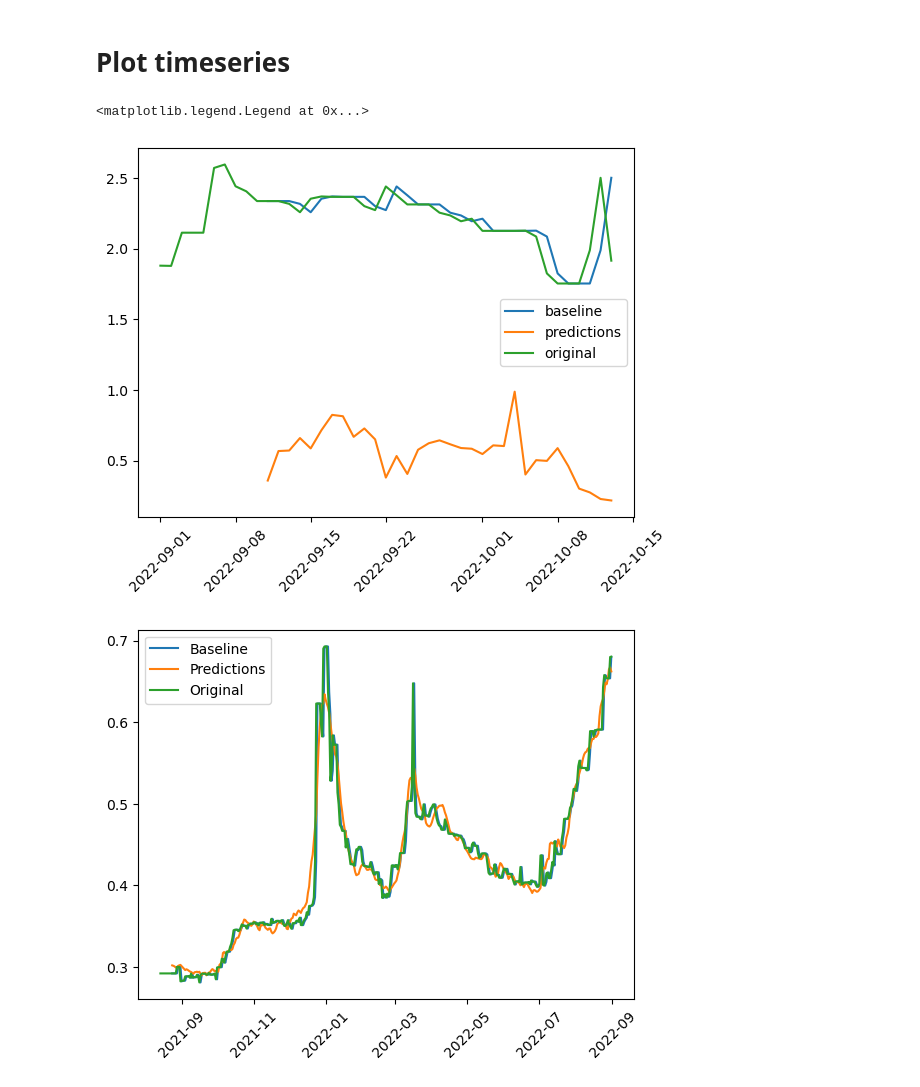
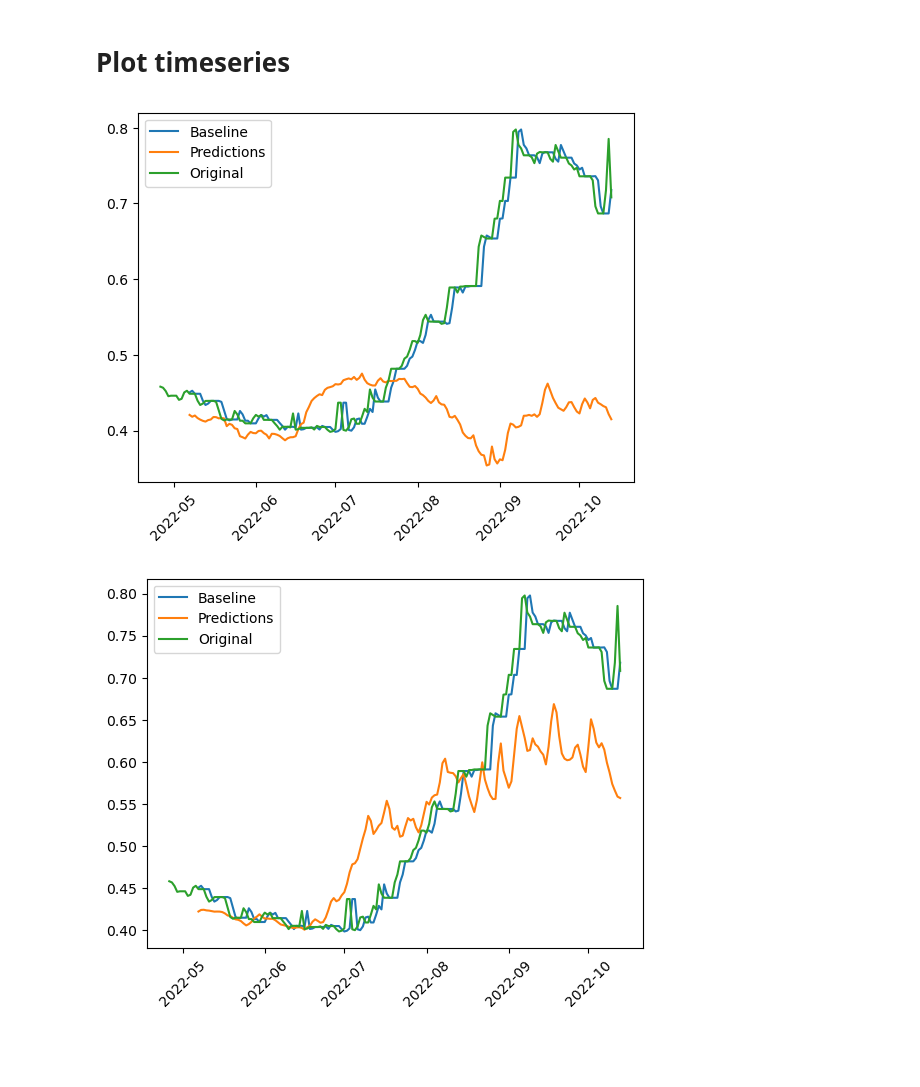
Before and after one commit to michael-fuest/DAiA-EON, a Jupyter notebook: model_performance2.ipynb, the cells around one changed output. Cells and saved outputs as stored; diff of their text form; code cells hidden in the pictures; blank space fills up the shorter version.

```diff
--- a/model_performance2.ipynb
+++ b/model_performance2.ipynb
@@ -389,16 +402,3 @@ def plot(self, window: WindowGenerator, df: pd.DataFrame):
     plt.legend()
 
 tf.keras.Model.plot = plot
-# %%
-window = my_window
-model = multi_step_dense
-plot_data = val_df
-
-plt.plot(baseline.predict_with_date(window = window, df = plot_data), label = "baseline")
-plt.plot(model.predict_with_date(window = window, df = plot_data), label = "predictions")
-plt.plot((plot_data["price_kwh"]), label = "original")
-plt.xticks(rotation = 45)
-plt.legend()
-# %% [output]
-<matplotlib.legend.Legend at 0x...>
-[figure, removed]
@@ -405,4 +408,8 @@ plt.legend()
 # %%
-lstm_model.plot(window = window, df = train_df)
+lstm_model.plot(window = window, df = val_df)
 # %% [output]
-[figure, old version]
+[figure, new version]
+# %%
+lstm_DNN_model.plot(window = window, df = val_df)
+# %% [output]
+[figure, added]
```
Also changed, not shown: parts of 24 cells of this notebook.
